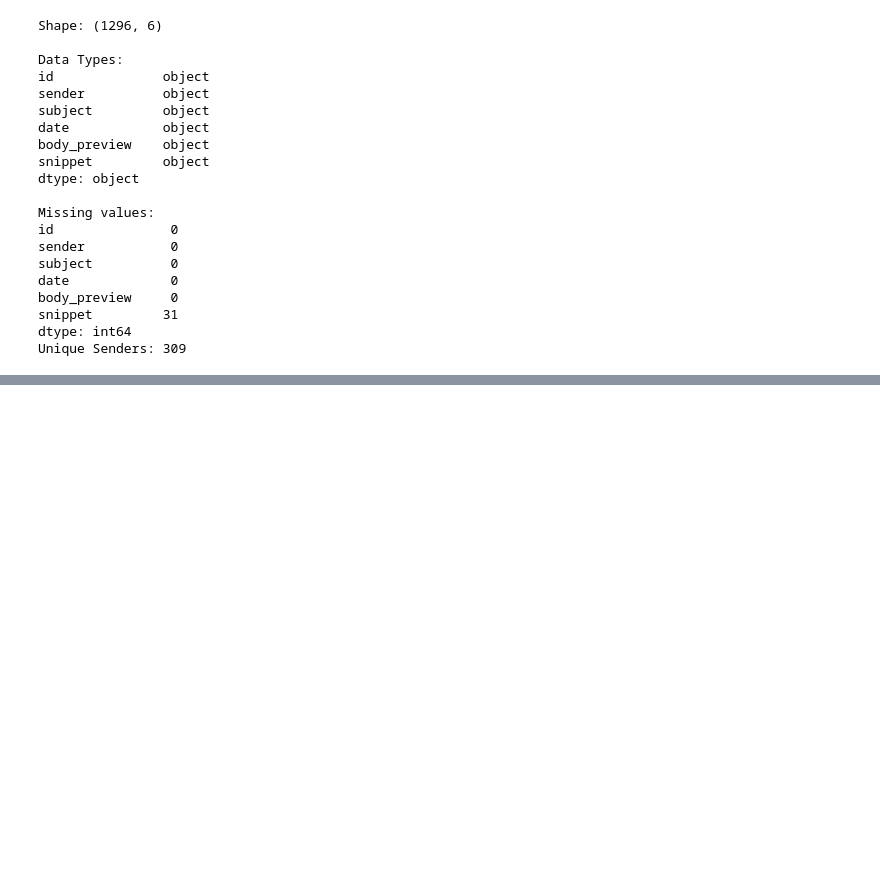
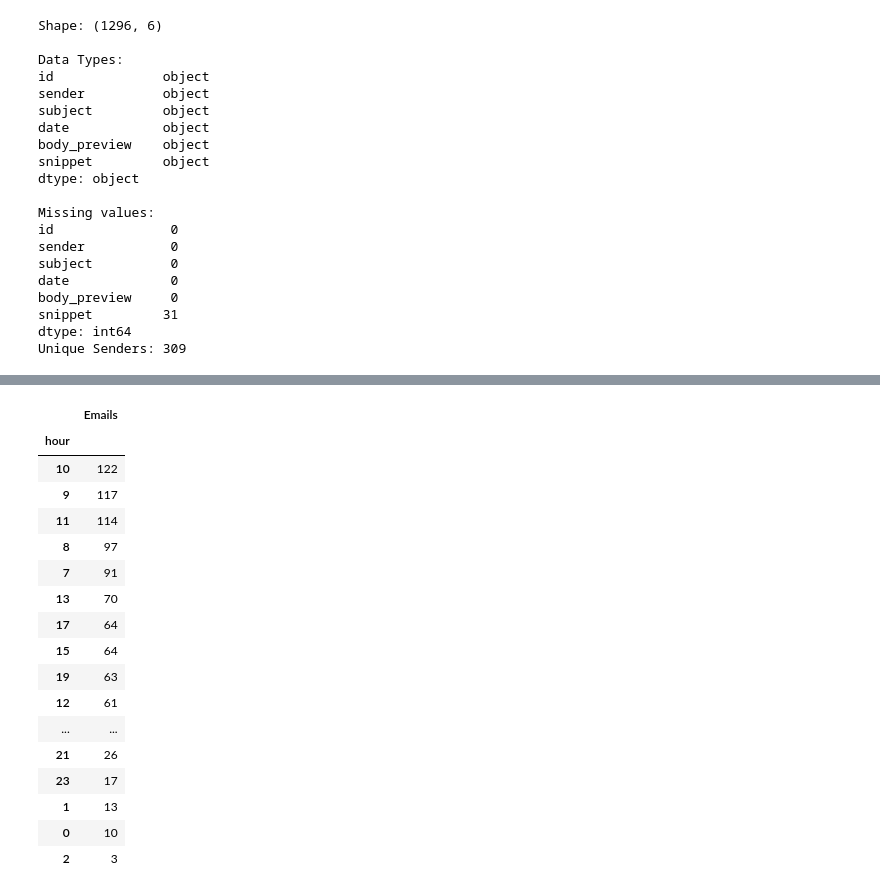
Before and after one commit to nathan-v-nguyen/email-categorizer, a Jupyter notebook: notebooks/01_data_exploration.ipynb, the cells around one changed output, grey strips where cells are left out. Drawn from its saved outputs; the diff is of its cells as text; code cells hidden in the pictures; blank space fills up the shorter version.

```diff
--- a/notebooks/01_data_exploration.ipynb
+++ b/notebooks/01_data_exploration.ipynb
@@ -60,0 +181,23 @@ Unique Senders: 309
+# %%
+peak_hour_df = df.groupby('hour').count()
+peak_hour_df = peak_hour_df.assign(Emails = peak_hour_df.get('id')).get(['Emails']).sort_values(by = 'Emails', ascending=False)
+peak_hour_df
+# %% [output]
+|  | Emails |
+| hour |  |
+| 10 | 122 |
+| 9 | 117 |
+| 11 | 114 |
+| 8 | 97 |
+| 7 | 91 |
+| 13 | 70 |
+| 17 | 64 |
+| 15 | 64 |
+| 19 | 63 |
+| 12 | 61 |
+| ... | ... |
+| 21 | 26 |
+| 23 | 17 |
+| 1 | 13 |
+| 0 | 10 |
+| 2 | 3 |
```
Also changed, not shown: parts of 17 cells of this notebook.
